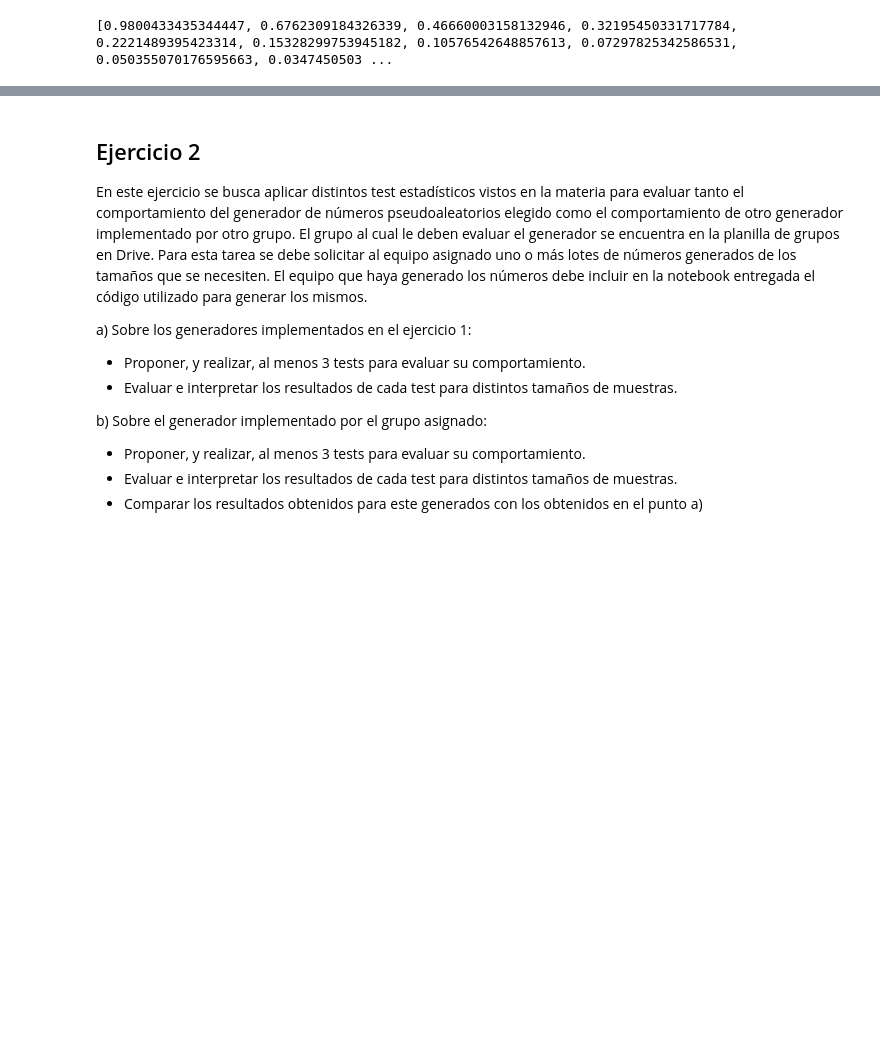
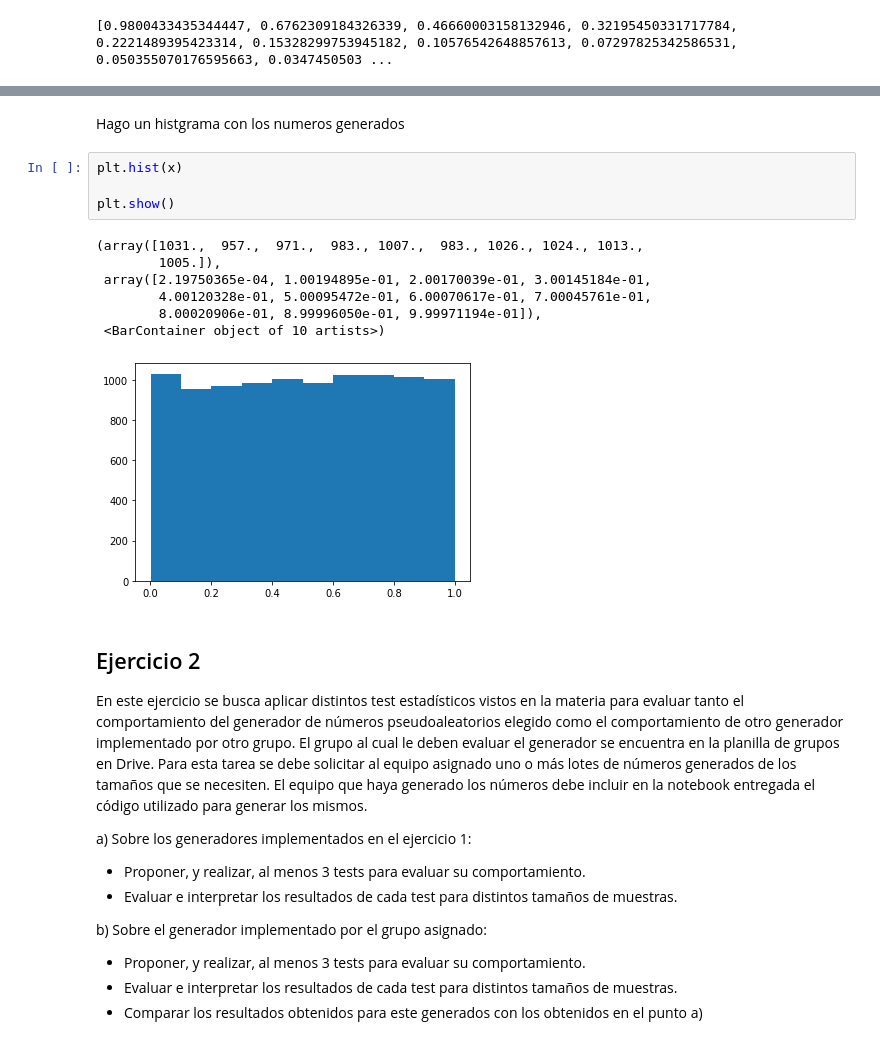
Before and after one commit to MartinCohen98/simulacion_tp1_grupo2_1c2024, a Jupyter notebook: mixmax_rng.ipynb, the cells around one changed output, grey strips where cells are left out. Saved outputs shown, nothing was run; the diff lists cells and outputs as text; blank space fills up the shorter version.

```diff
--- a/mixmax_rng.ipynb
+++ b/mixmax_rng.ipynb
@@ -126,3 +148,17 @@ print(rng.generate_number())
+# %% [markdown]
+Hago un histgrama con los numeros generados
+# %%
+plt.hist(x)
+
+plt.show()
+# %% [output]
+(array([1031.,  957.,  971.,  983., 1007.,  983., 1026., 1024., 1013.,
+        1005.]),
+ array([2.19750365e-04, 1.00194895e-01, 2.00170039e-01, 3.00145184e-01,
+        4.00120328e-01, 5.00095472e-01, 6.00070617e-01, 7.00045761e-01,
+        8.00020906e-01, 8.99996050e-01, 9.99971194e-01]),
+ <BarContainer object of 10 artists>)
+[figure, added]
 # %% [markdown]
 ## Ejercicio 2
 
```
Also changed, not shown: parts of 12 cells of this notebook.
